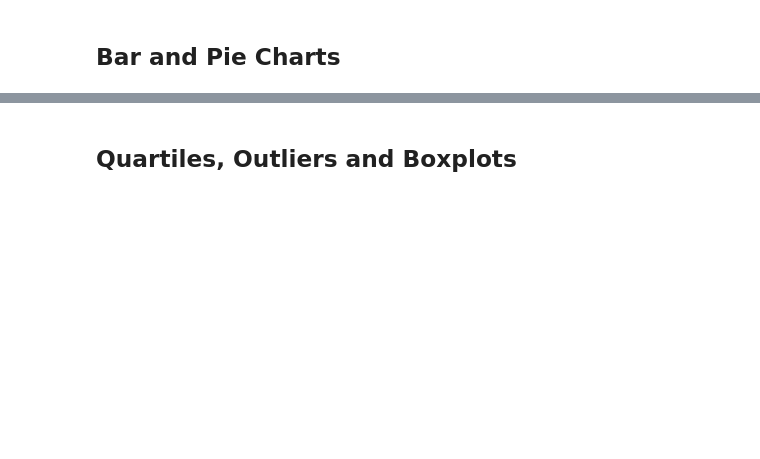
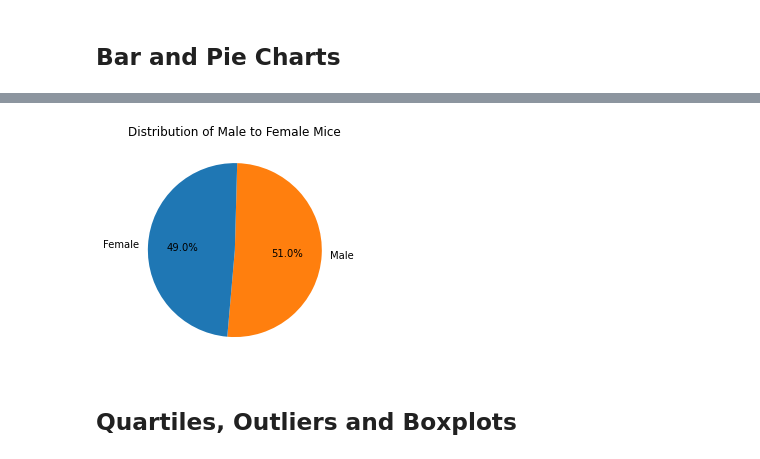
Before and after one commit to Lehmanc92/Matplotlib-Challenge, a Jupyter notebook: Pymaceuticals/pymaceuticals_starter.ipynb, the cells around one changed output, grey strips where cells are left out. Cells and saved outputs as stored; diff of their text form; code cells hidden in the pictures; blank space fills up the shorter version.

```diff
--- a/Pymaceuticals/pymaceuticals_starter.ipynb
+++ b/Pymaceuticals/pymaceuticals_starter.ipynb
@@ -101,5 +155,15 @@ print(full_data)
 # %%
 # Generate a pie plot showing the distribution of female versus male mice using pyplot
+
+mouse_sex = full_data['Sex'].value_counts()
+
+plt.pie(mouse_sex, autopct='%1.1f%%', startangle=265, labels= ['Male', 'Female'], colors = ['tab:orange', 'tab:blue'])
+
+plt.title('Distribution of Male to Female Mice')
+
+plt.show()
+# %% [output]
+[figure, added]
 # %% [markdown]
 ## Quartiles, Outliers and Boxplots
 # %%
```
Also changed, not shown: parts of 8 cells of this notebook.
